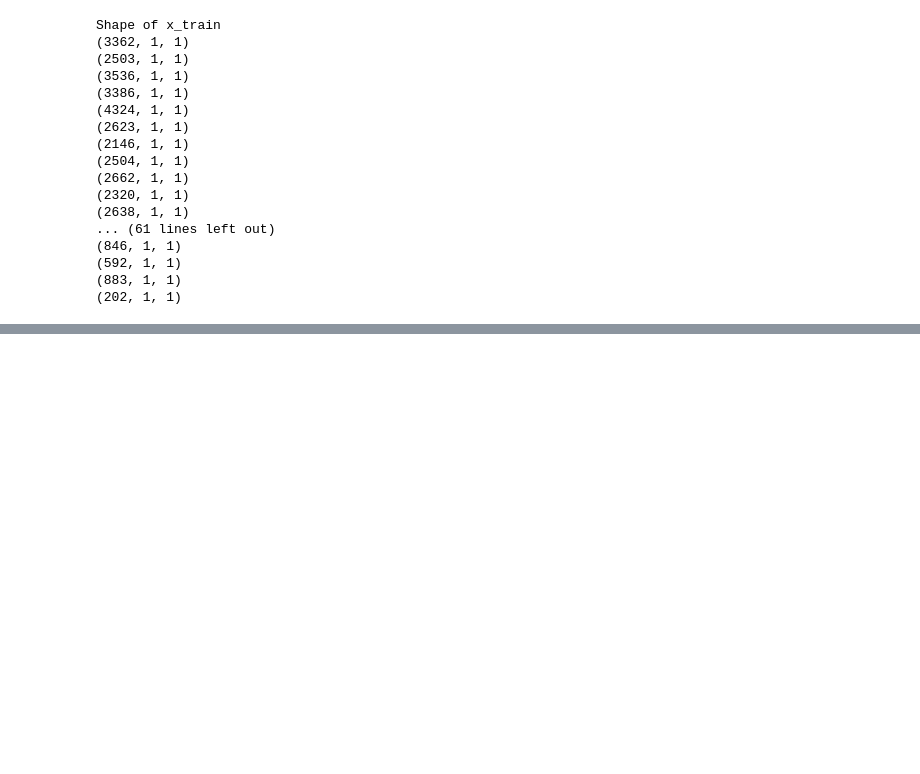
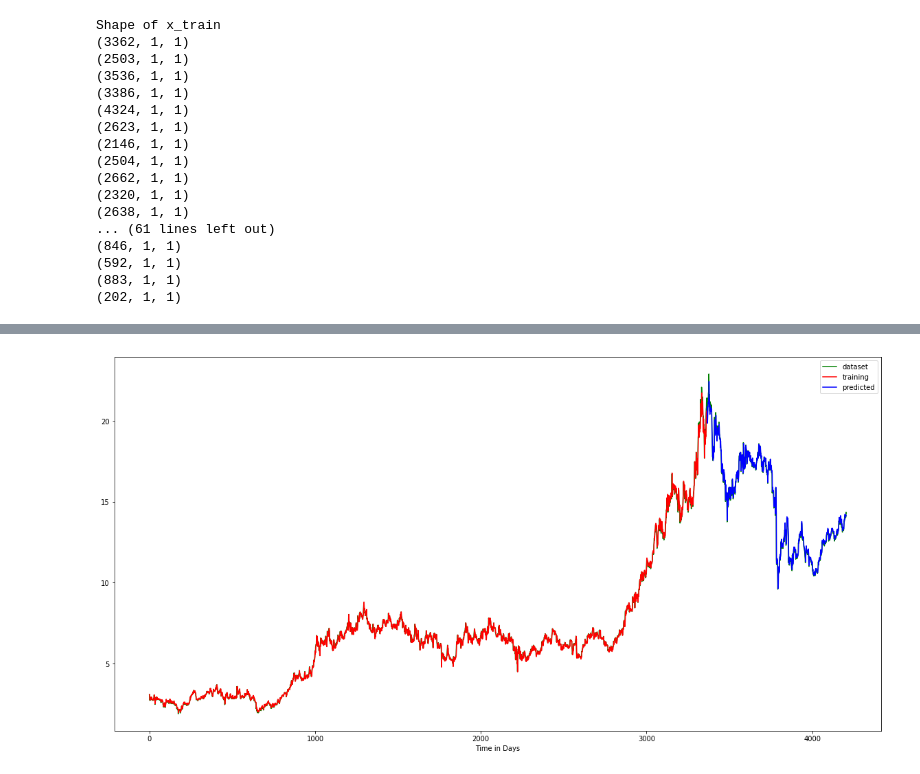
Before and after one commit to Shinnawat19/SeniorProject, a Jupyter notebook: Stock_LSTM/StockLSTM_Multiple.ipynb, the cells around one changed output, grey strips where cells are left out. Saved outputs shown, nothing was run; the diff lists cells and outputs as text; code cells hidden in the pictures; blank space fills up the shorter version.

```diff
--- a/Stock_LSTM/StockLSTM_Multiple.ipynb
+++ b/Stock_LSTM/StockLSTM_Multiple.ipynb
@@ -96,0 +191,8 @@ ValueError: Error when checking model input: the list of Numpy arrays that you a
+# %%
+trainPredict = model.predict(x_train[0])
+testPredict = model.predict(x_test[0])
+# %%
+trainPredict = scaler.inverse_transform(trainPredict)
+testPredict = scaler.inverse_transform(testPredict)
+y_train[0] = scaler.inverse_transform(y_train[0][0])
+y_test[0] = scaler.inverse_transform(y_test[0][0])
@@ -96,0 +207,20 @@ ValueError: Error when checking model input: the list of Numpy arrays that you a
+# %%
+trainPredictPlot = np.empty_like(d['ADVANC'])
+trainPredictPlot[:, :] = np.nan
+trainPredictPlot[step_size:len(trainPredict)+step_size, :] = trainPredict
+
+testPredictPlot = np.empty_like(d['ADVANC'])
+testPredictPlot[:, :] = np.nan
+testPredictPlot[len(trainPredict)+(step_size*2)+1:len(close_val)-1, :] = testPredict
+# %%
+d['ADVANC'] = scaler.inverse_transform(d['ADVANC'])
+# %%
+plt.figure(figsize=(20,10))
+plt.plot(d['ADVANC'], 'g', label = 'dataset')
+plt.plot(trainPredictPlot, 'r', label = 'training')
+plt.plot(testPredictPlot, 'b', label = 'predicted')
+plt.legend(loc = 'upper right')
+plt.xlabel('Time in Days')
+plt.show()
+# %% [output]
+[figure, added]
```
Also changed, not shown: parts of 18 cells of this notebook, 2 other files.
